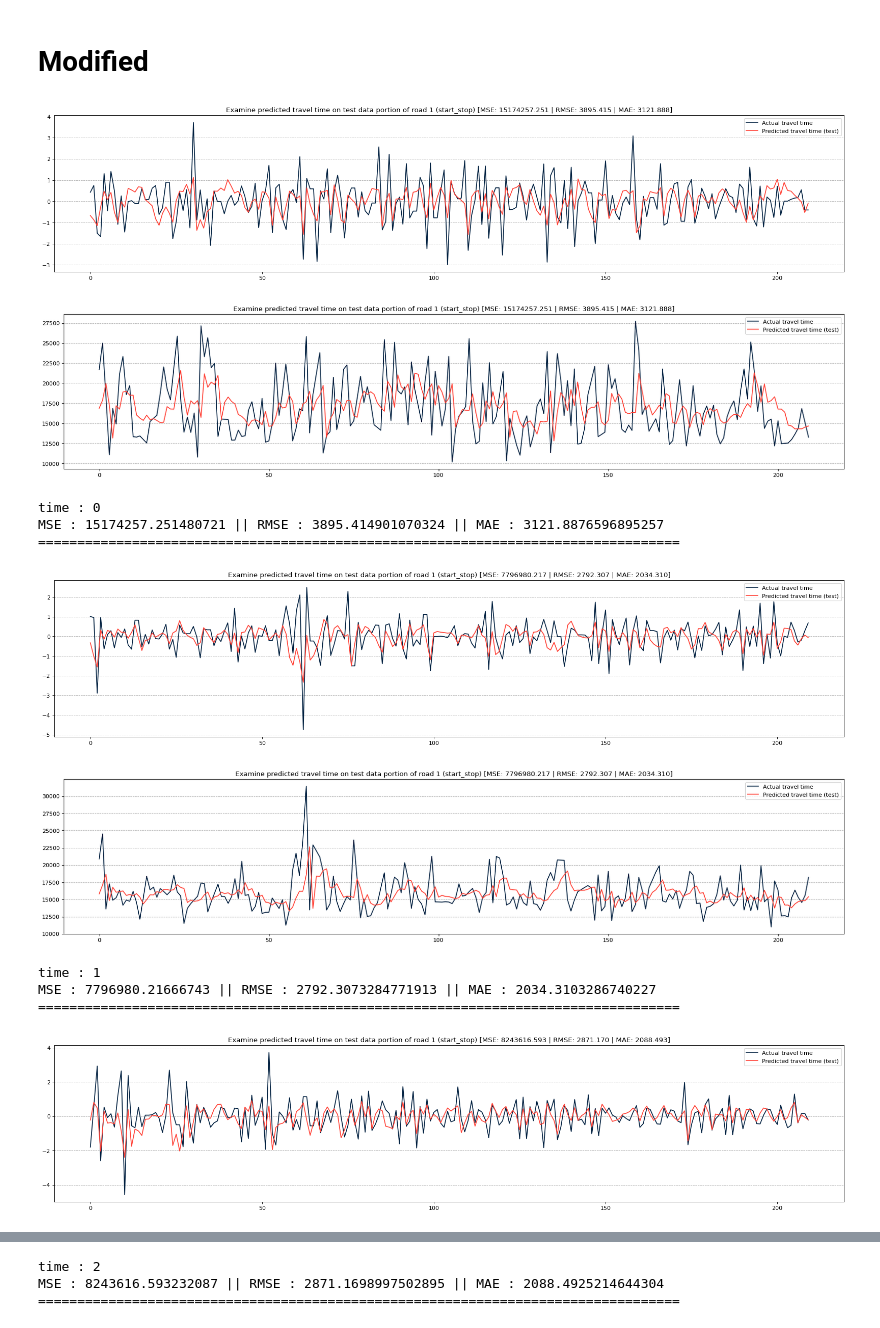
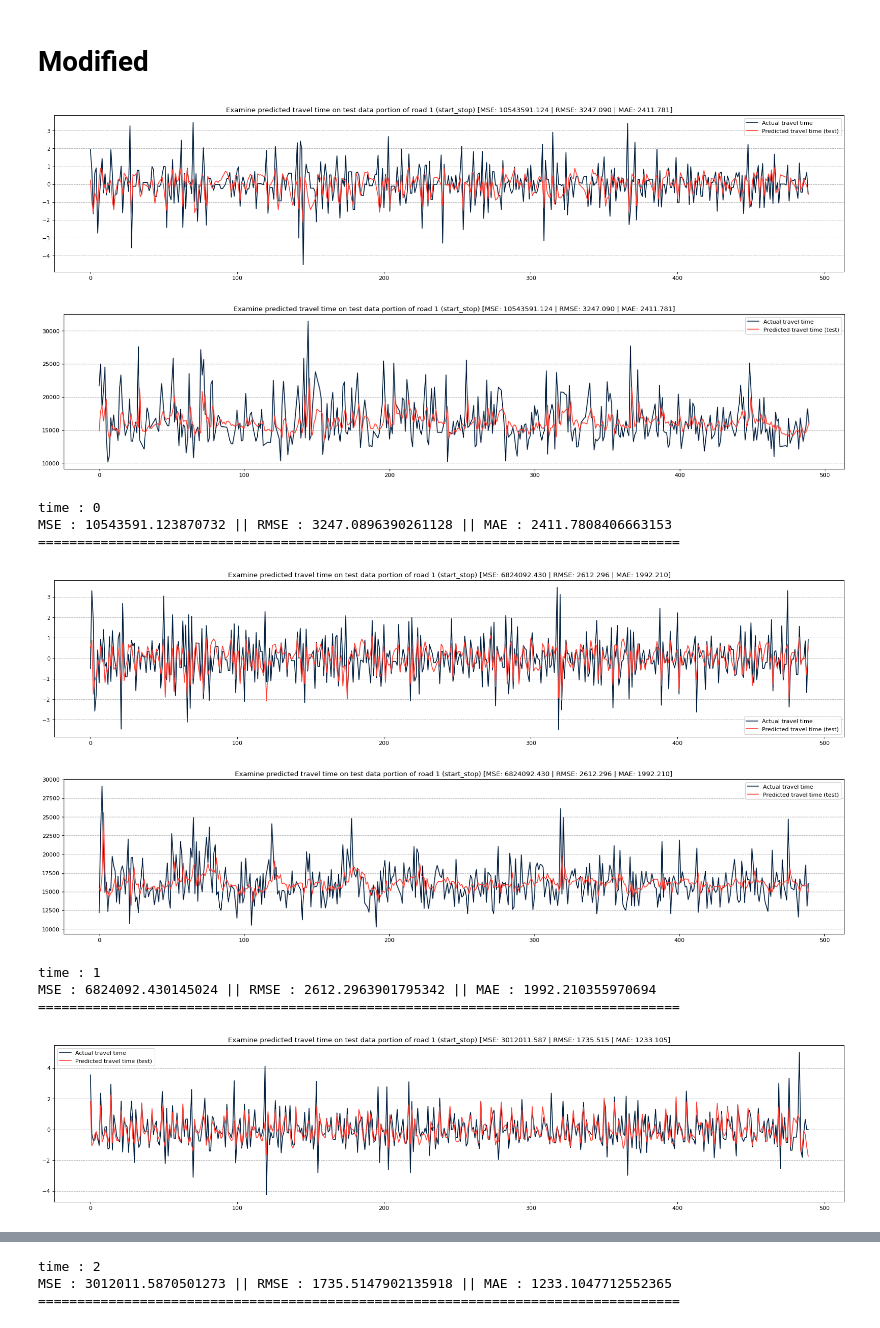
Before and after one commit to Travel-Time-Prediction/explore-gps-log-data, a Jupyter notebook: models/cnn_lstm/modified_5.ipynb, the cells around one changed output, grey strips where cells are left out. Drawn from its saved outputs; the diff is of its cells as text; code cells hidden in the pictures.

```diff
--- a/models/cnn_lstm/modified_5.ipynb
+++ b/models/cnn_lstm/modified_5.ipynb
@@ -23,7 +23,7 @@ cfg = {
     'data': {
         'path': 'E:/data/time_series_clean/start_stop/1.csv',
         'feature': 'delta_t',
-        'window_size': 9,
+        'window_size': 21,
         'train_split_size': 0.6,
         'val_split_size': 0.2
     },
@@ -100,7 +100,7 @@ def split_data_time_over(period, cfg):
 
     return df_list, num_data_points_list
 # %%
-df, num_data_points_list = split_data_time_over(3, cfg)
+df, num_data_points_list = split_data_time_over(7, cfg)
 # %% [markdown]
 # Data preparation: normalize raw data
 # %%
@@ -572,7 +558,7 @@ def eval(dataset_test, data_date_y_test, split_val_index, scaler, model, cfg, be
     mse = mean_squared_error(scaler.inverse_transform(data_test_y_series, split_val_index + cfg['data']['window_size']), scaler.inverse_transform(predict_test_series, split_val_index + cfg['data']['window_size']))
     rmse = math.sqrt(mean_squared_error(scaler.inverse_transform(data_test_y_series, split_val_index + cfg['data']['window_size']), scaler.inverse_transform(predict_test_series, split_val_index + cfg['data']['window_size'])))
     mae = mean_absolute_error(scaler.inverse_transform(data_test_y_series, split_val_index + cfg['data']['window_size']), scaler.inverse_transform(predict_test_series, split_val_index + cfg['data']['window_size']))
-
+    r2 = r2_score(dataset_test.y, predicted_test)
 
     if plot:
         road = (cfg['data']['path'].split('/')[-1]).split('.')[0]
@@ -603,47 +589,48 @@ def eval(dataset_test, data_date_y_test, split_val_index, scaler, model, cfg, be
         plt.legend()
         plt.show()
 
-    return mse, rmse, mae
+    return mse, rmse, mae, r2
 # %% [markdown]
 # Modified
 # %%
 result = []
 for idx in range(len(dataset_train)):
     # model = ConvLSTM_Traveltime(1, 32, 3, 1, 1)
     # model = CNN_LSTM()
     model = LSTM()
     model.apply(init_weights)
     if torch.cuda.is_available():
         cfg['train']['device'] = 'cuda'
     else:
         cfg['train']['device'] = 'cpu'
     model = model.to(cfg['train']['device'])
 
     train_losses, valid_losses, early_stopping, model = train(dataset_train[idx], dataset_val[idx], model, cfg, idx, 0)
 
-    mse, rmse, mae = eval(dataset_test[idx], data_date_y_test_list[idx], split_val_index_list[idx], scaler_list[idx], model, cfg, f"cnn_lstm_time_{idx}_{0}", True)
+    mse, rmse, mae, r2 = eval(dataset_test[idx], data_date_y_test_list[idx], split_val_index_list[idx], scaler_list[idx], model, cfg, f"cnn_lstm_time_{idx}_{0}", True)
 
     print(f"time : {idx}")
     print(f"MSE : {mse} || RMSE : {rmse} || MAE : {mae}")
     print(f"==================================================================================")
 
     result.append({
         'name': f"time-{idx}",
         'mse': mse,
         'rmse': rmse,
         'mae': mae,
+        'r2': r2
     })
 
 report = pd.DataFrame(result)
 # %% [output]
-[figure, old version]
+[figure, new version]
-[figure, old version]
+[figure, new version]
 time : 0
-MSE : 15174257.251480721 || RMSE : 3895.414901070324 || MAE : 3121.8876596895257
+MSE : 10543591.123870732 || RMSE : 3247.0896390261128 || MAE : 2411.7808406663153
 ==================================================================================
-[figure, old version]
+[figure, new version]
-[figure, old version]
+[figure, new version]
 time : 1
-MSE : 7796980.21666743 || RMSE : 2792.3073284771913 || MAE : 2034.3103286740227
+MSE : 6824092.430145024 || RMSE : 2612.2963901795342 || MAE : 1992.210355970694
 ==================================================================================
-[figure, old version]
+[figure, new version]
@@ -651,3 +638,3 @@ MSE : 7796980.21666743 || RMSE : 2792.3073284771913 || MAE : 2034.3103286740227
 time : 2
-MSE : 8243616.593232087 || RMSE : 2871.1698997502895 || MAE : 2088.4925214644304
+MSE : 3012011.5870501273 || RMSE : 1735.5147902135918 || MAE : 1233.1047712552365
 ==================================================================================
```
Also changed, not shown: parts of 8 cells of this notebook, 4 other files.
